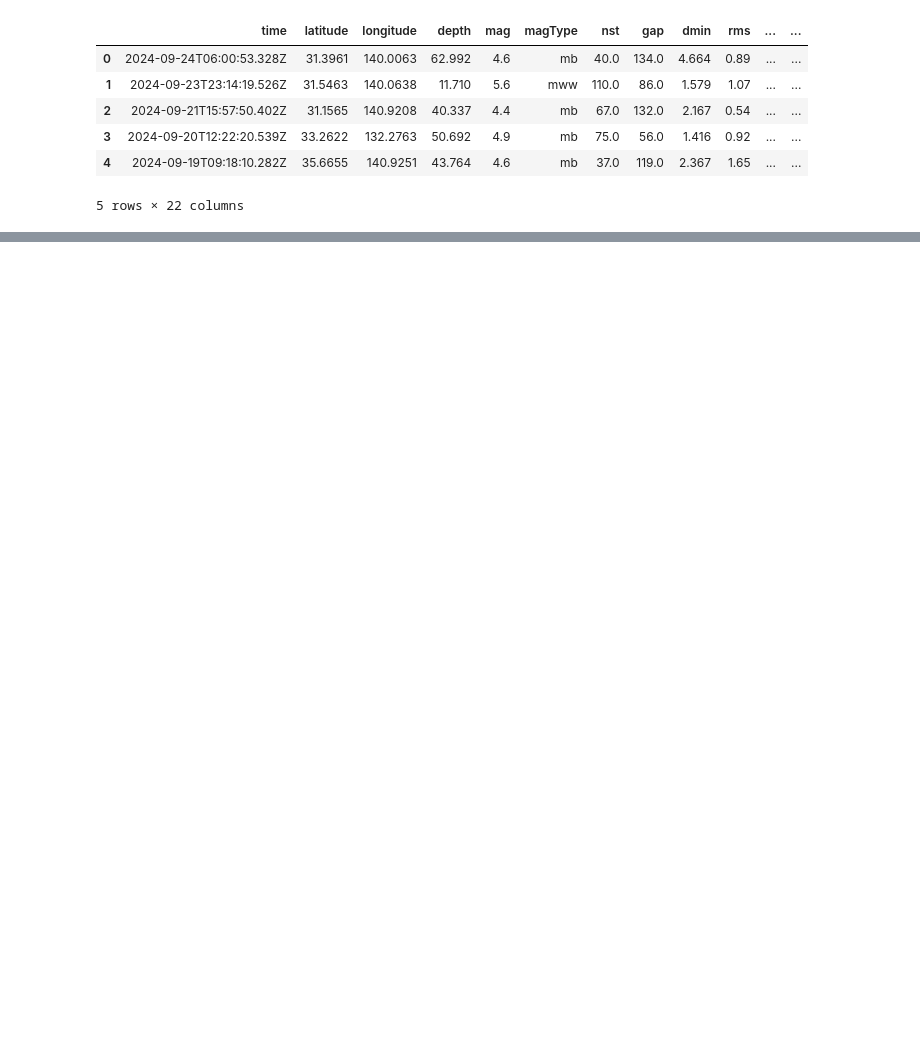
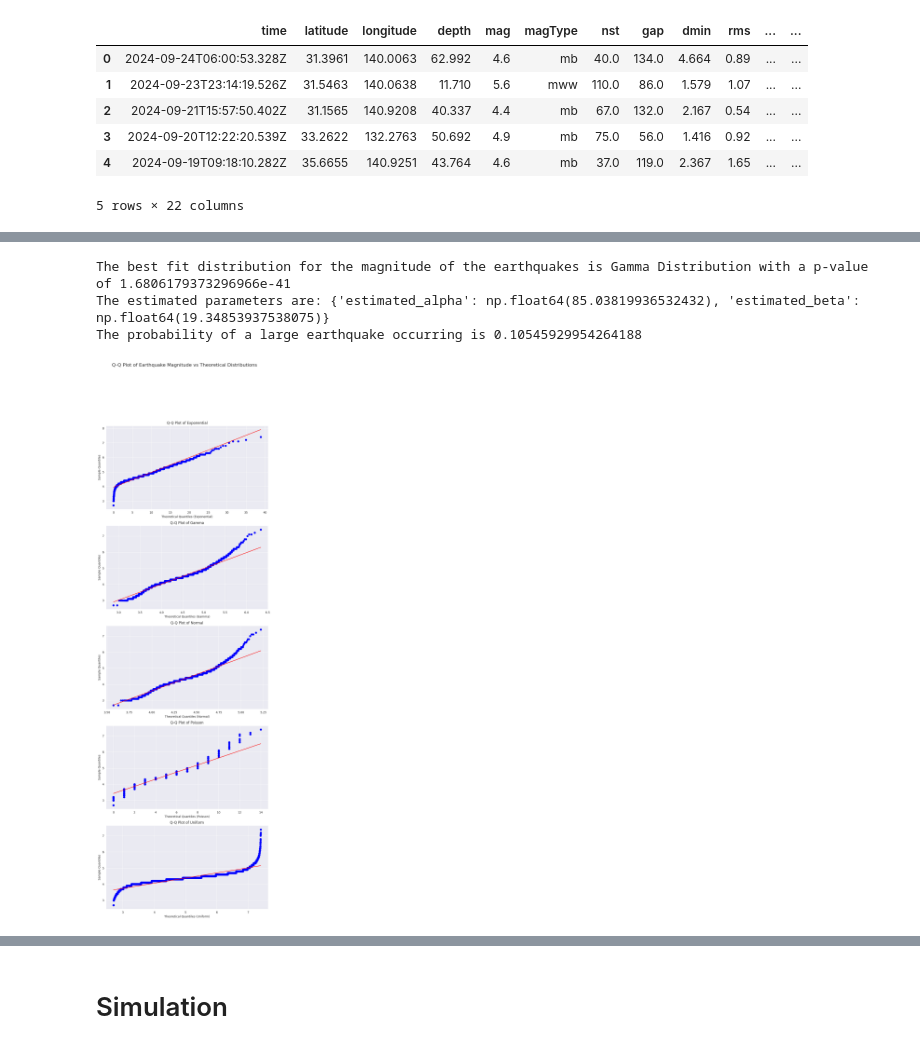
Before and after one commit to stilxam/mm, a Jupyter notebook: hypothesis_testing.ipynb, the cells around one changed output, grey strips where cells are left out. Drawn from its saved outputs; the diff is of its cells as text; code cells hidden in the pictures; blank space fills up the shorter version.

```diff
--- a/hypothesis_testing.ipynb
+++ b/hypothesis_testing.ipynb
@@ -249,0 +411,8 @@ results_sm_eq, params_sm_eq = main(df, "Small")
+# %%
+
+mag_dist_type, mag_dist_params = magnitude_analysis(df)
+# %% [output]
+The best fit distribution for the magnitude of the earthquakes is Gamma Distribution with a p-value of 1.6806179373296966e-41
+The estimated parameters are: {'estimated_alpha': np.float64(85.03819936532432), 'estimated_beta': np.float64(19.34853937538075)}
+The probability of a large earthquake occurring is 0.10545929954264188
+[figure, added]
@@ -249,0 +420,2 @@ results_sm_eq, params_sm_eq = main(df, "Small")
+# %% [markdown]
+# Simulation
```
Also changed, not shown: parts of 18 cells of this notebook, 2 other files.
